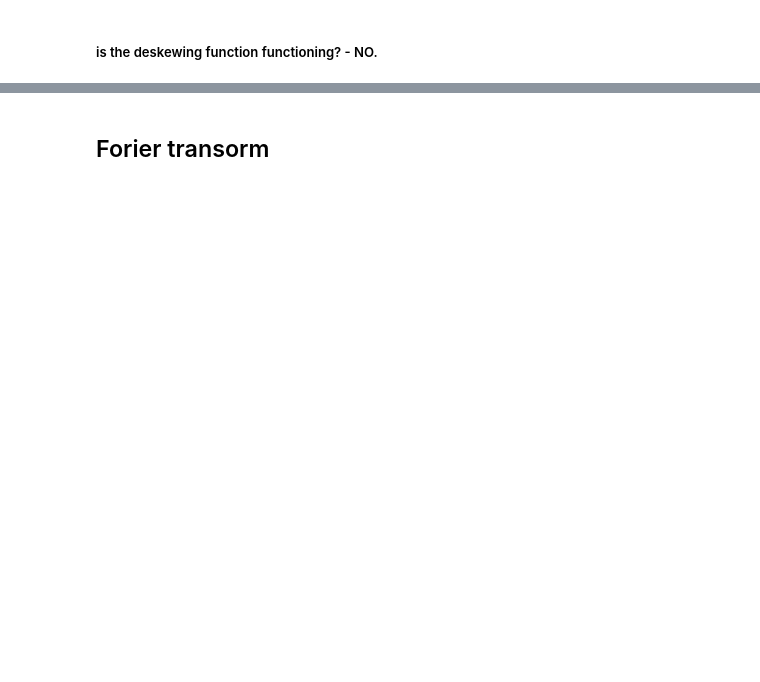
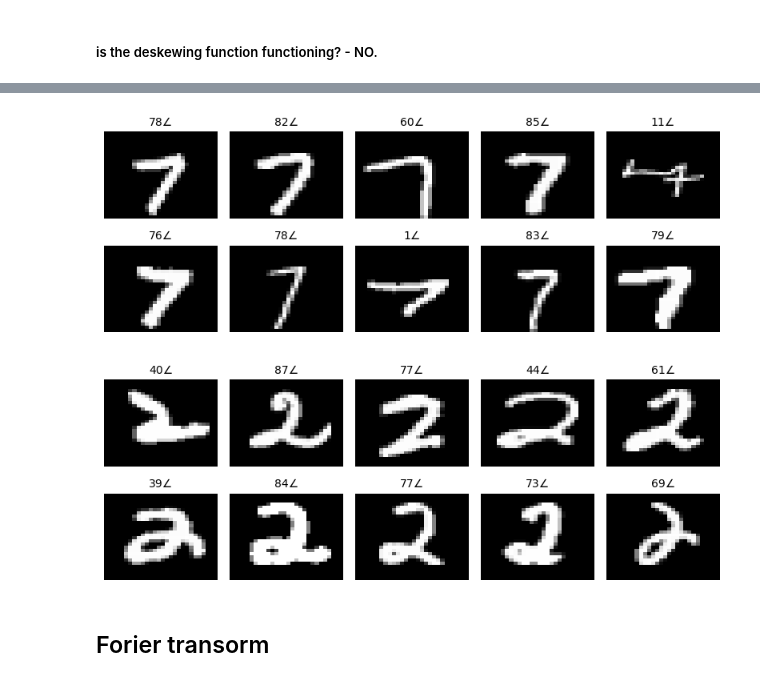
Before and after one commit to Noamnes/Machine_Learning_Project, a Jupyter notebook: tests.ipynb, the cells around one changed output, grey strips where cells are left out. Cells and saved outputs as stored; diff of their text form; code cells hidden in the pictures; blank space fills up the shorter version.

```diff
--- a/tests.ipynb
+++ b/tests.ipynb
@@ -45,3 +39,14 @@ vis.plot_before_after_transform(image_list, trans.deskew_image)
+# %%
+sample_space = X_train[y_train == 7]
+images = random.sample(list(sample_space), 10)
+vis.plot_images_with_tilt_angles(images, 5, figsize=(8, 3))
+
+sample_space = list(X_train[y_train == 2])
+images = random.sample(sample_space, 10)
+vis.plot_images_with_tilt_angles(images, 5, figsize=(8, 3))
+# %% [output]
+[figure, added]
+[figure, added]
 # %% [markdown]
 ## Forier transorm
 # %%
```
Also changed, not shown: parts of 21 cells of this notebook.
